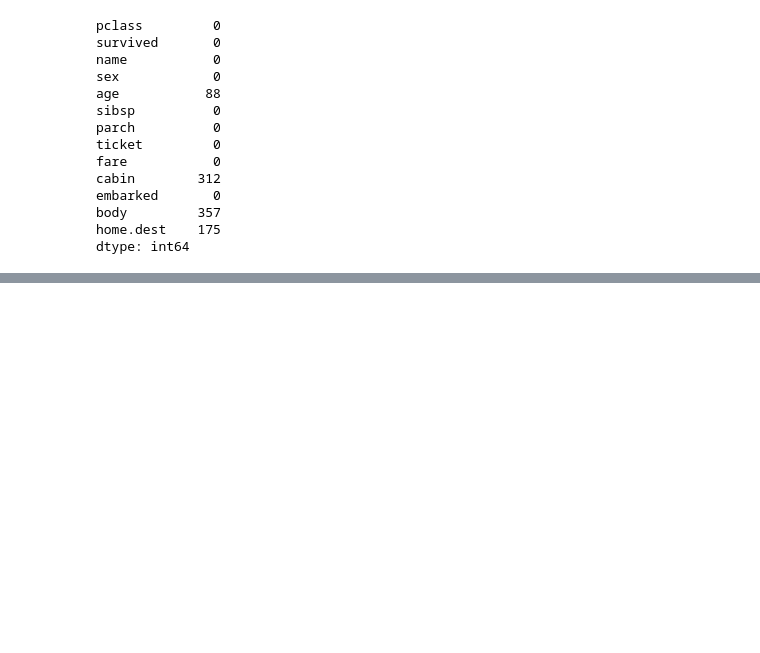
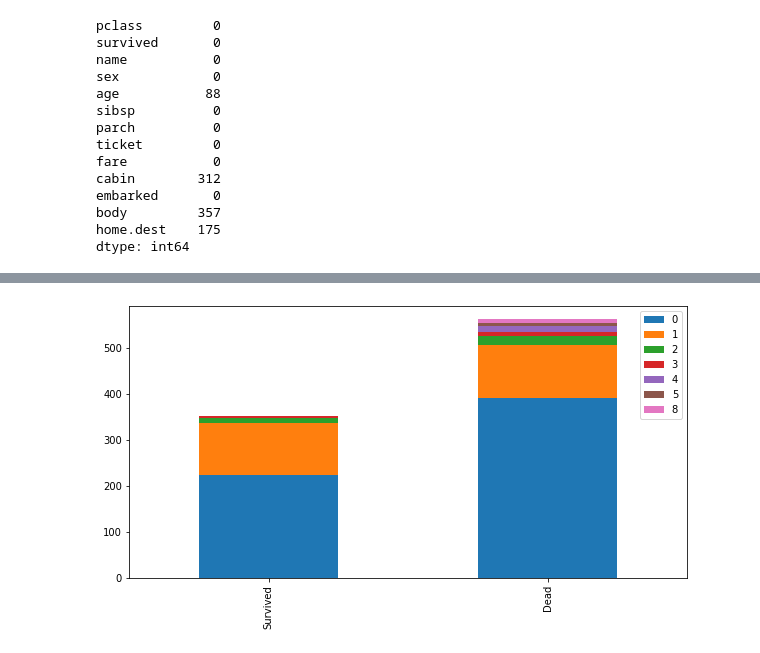
Before and after one commit to soojin888/1st_semester_study, a Jupyter notebook: etc/1학기_임수진_titanic_EDA.ipynb, the cells around one changed output, grey strips where cells are left out. Cells and saved outputs as stored; diff of their text form; code cells hidden in the pictures; blank space fills up the shorter version.

```diff
--- a/etc/1학기_임수진_titanic_EDA.ipynb
+++ b/etc/1학기_임수진_titanic_EDA.ipynb
@@ -133,0 +157,8 @@ df_test = df_test.drop(['ticket', 'body', 'home.dest'], axis=1)
+# %%
+# 피처 : sibsp, parch
+# 1. 생존 여부에 관련이 높음
+# 2. 혼자일 때보다 형제나 배우자가 있는 경우의 사람들이 생존할 가능성이 더 높음
+# -> 위에 예측으로 혼자있을 때 더 생존할 확률이 높다고 생각했지만, 데이터 결과상 오히려 더 죽을 확률이 높았음
+survived_or_dead('sibsp')
+# %% [output]
+[figure, added]
```
Also changed, not shown: parts of 40 cells of this notebook.
